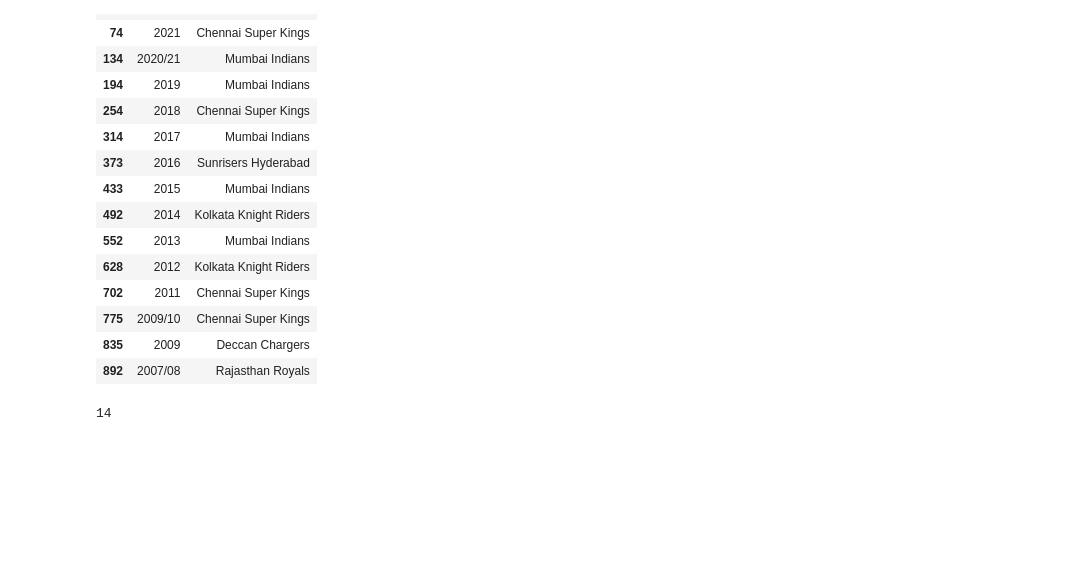
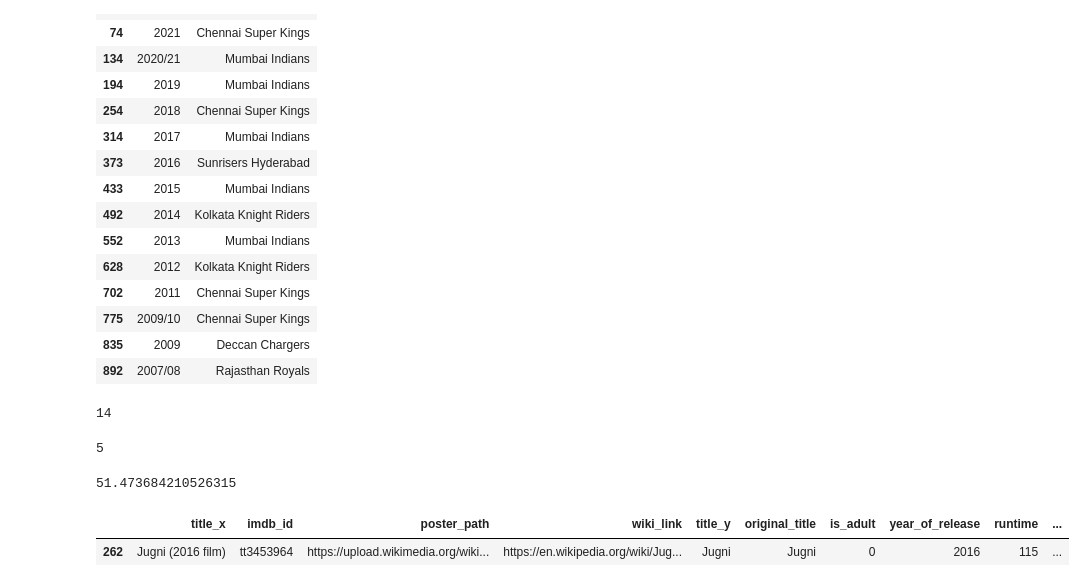
Before and after one commit to faisalkhan4k/Pandas, a Jupyter notebook: 02_week1.ipynb, the cells around one changed output. Drawn from its saved outputs; the diff is of its cells as text; code cells hidden in the pictures; blank space fills up the shorter version.

```diff
--- a/02_week1.ipynb
+++ b/02_week1.ipynb
@@ -474,3 +474,18 @@ new_df[['Season','WinningTeam']]
 ipl[ipl['SuperOver'] == 'Y'].shape[0] #filtering the toatal number of ipl matches that went to super over
 # %% [output]
 14
+# %%
+ipl[(ipl['City'] == 'Kolkata') & (ipl['WinningTeam'] == 'Chennai Super Kings')].shape[0] #This value represents the number of matches won by csk in the city of kolkata
+# %% [output]
+5
+# %%
+#How much does winning the toss affect the match results
+
+(ipl[ipl['TossWinner'] == ipl['WinningTeam']].shape[0]/ipl.shape[0])*100 #51% of the times the team which secures the toss goes on to winning the entire match
+# %% [output]
+51.473684210526315
+# %%
+movies.sample()
+# %% [output]
+|  | title_x | imdb_id | poster_path | wiki_link | title_y | original_title | is_adult | year_of_release | runtime | ... |
+| 262 | Jugni (2016 film) | tt3453964 | https://upload.wikimedia.org/wiki... | https://en.wikipedia.org/wiki/Jug... | Jugni | Jugni | 0 | 2016 | 115 | ... |
```
Also changed, not shown: parts of 8 cells of this notebook.
